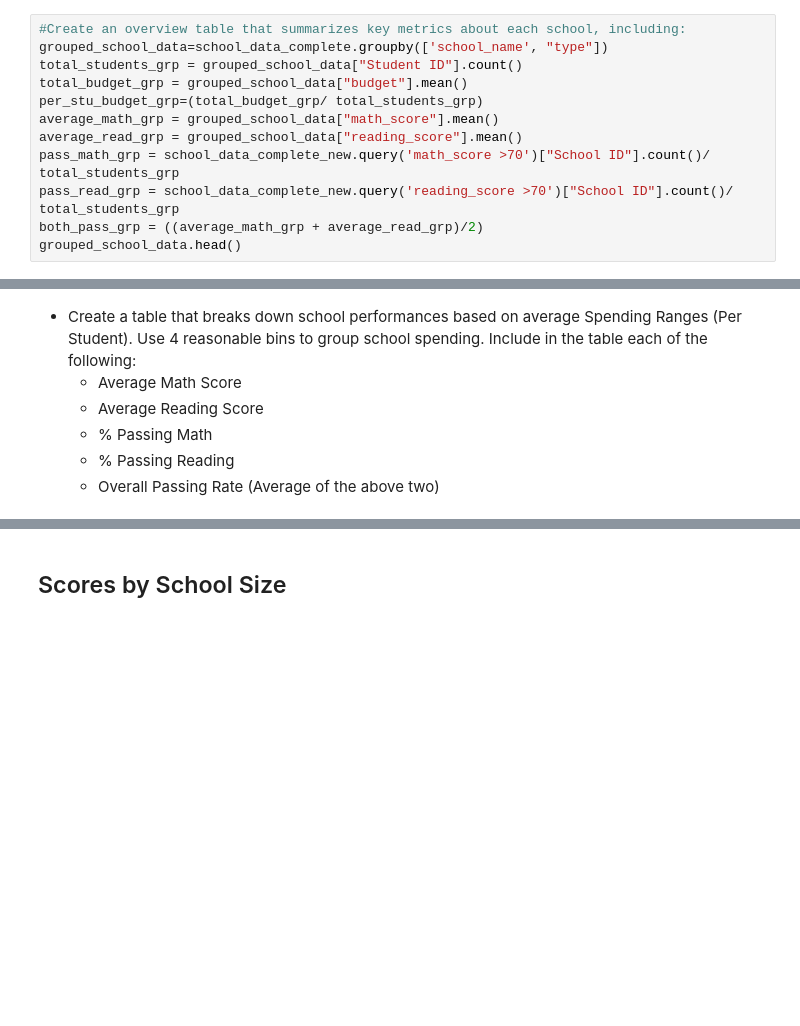
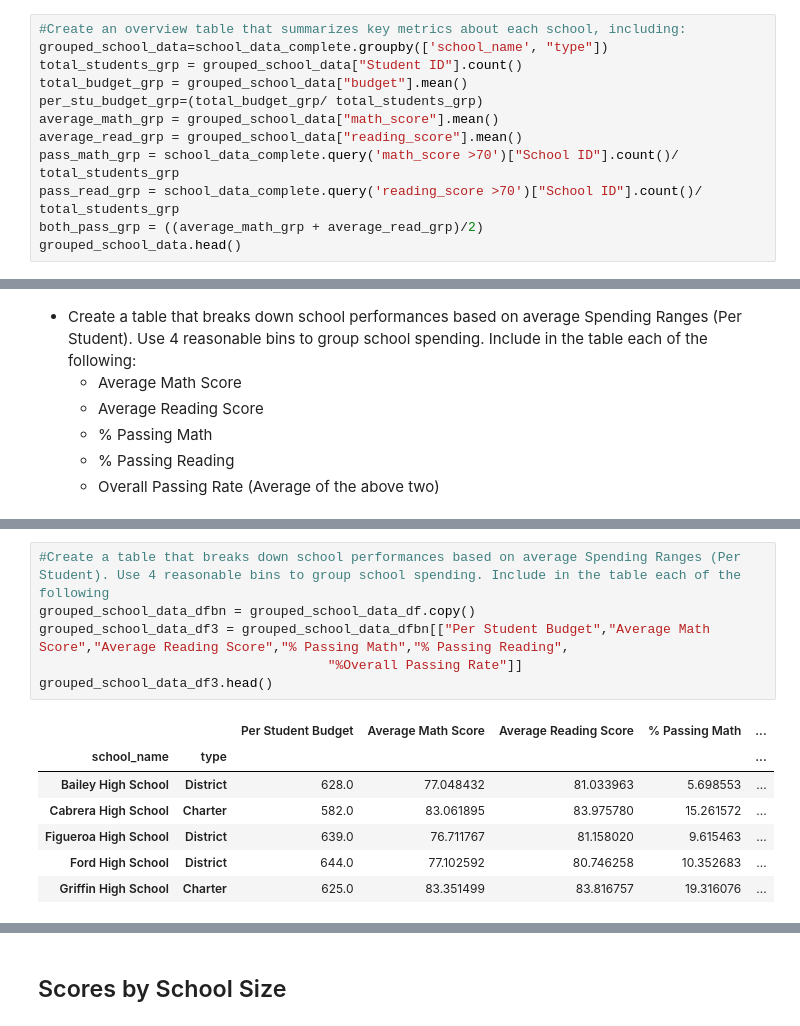
Before and after one commit to a-prospero/pandas-challenge, a Jupyter notebook: PyCitySchools/PyCitySchools_starter.ipynb, the cells around one changed output, grey strips where cells are left out. Drawn from its saved outputs; the diff is of its cells as text; blank space fills up the shorter version.

```diff
--- a/PyCitySchools/PyCitySchools_starter.ipynb
+++ b/PyCitySchools/PyCitySchools_starter.ipynb
@@ -116,8 +117,8 @@ total_budget_grp = grouped_school_data["budget"].mean()
 per_stu_budget_grp=(total_budget_grp/ total_students_grp)
 average_math_grp = grouped_school_data["math_score"].mean()
 average_read_grp = grouped_school_data["reading_score"].mean()
-pass_math_grp = school_data_complete_new.query('math_score >70')["School ID"].count()/ total_students_grp
-pass_read_grp = school_data_complete_new.query('reading_score >70')["School ID"].count()/ total_students_grp
+pass_math_grp = school_data_complete.query('math_score >70')["School ID"].count()/ total_students_grp
+pass_read_grp = school_data_complete.query('reading_score >70')["School ID"].count()/ total_students_grp
 both_pass_grp = ((average_math_grp + average_read_grp)/2)
 grouped_school_data.head()
 # %% [output]
@@ -344,0 +305,14 @@ TypeError: 'DataFrame' object is not callable
+# %%
+#Create a table that breaks down school performances based on average Spending Ranges (Per Student). Use 4 reasonable bins to group school spending. Include in the table each of the following
+grouped_school_data_dfbn = grouped_school_data_df.copy()
+grouped_school_data_df3 = grouped_school_data_dfbn[["Per Student Budget","Average Math Score","Average Reading Score","% Passing Math","% Passing Reading",
+                                     "%Overall Passing Rate"]]
+grouped_school_data_df3.head()
+# %% [output]
+|  |  | Per Student Budget | Average Math Score | Average Reading Score | % Passing Math | ... |
+| school_name | type |  |  |  |  | ... |
+| Bailey High School | District | 628.0 | 77.048432 | 81.033963 | 5.698553 | ... |
+| Cabrera High School | Charter | 582.0 | 83.061895 | 83.975780 | 15.261572 | ... |
+| Figueroa High School | District | 639.0 | 76.711767 | 81.158020 | 9.615463 | ... |
+| Ford High School | District | 644.0 | 77.102592 | 80.746258 | 10.352683 | ... |
+| Griffin High School | Charter | 625.0 | 83.351499 | 83.816757 | 19.316076 | ... |
```
Also changed, not shown: parts of 14 cells of this notebook.
